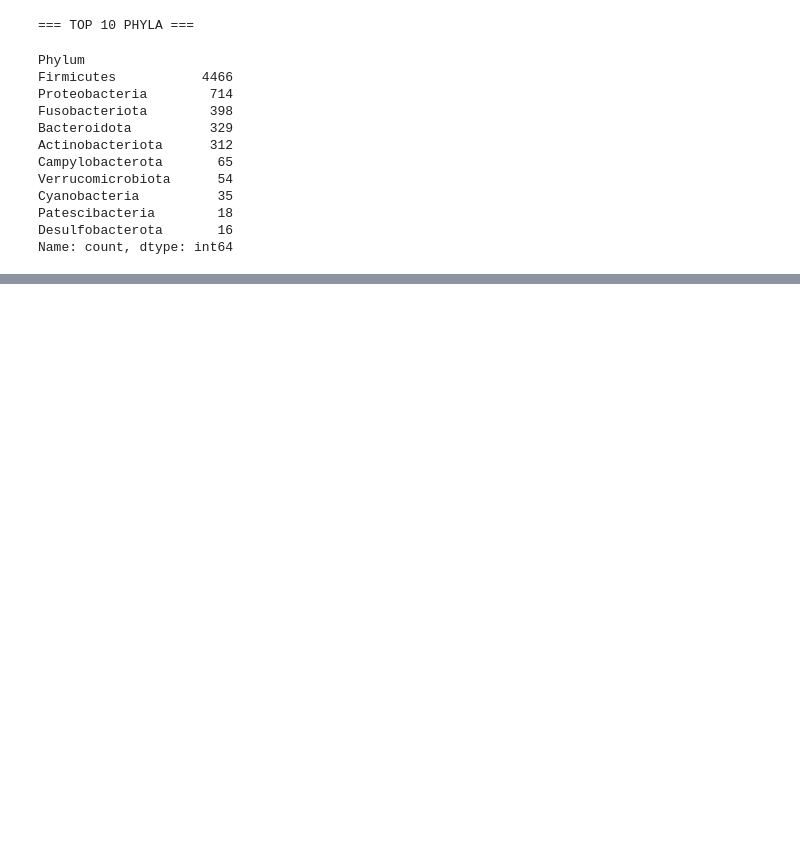
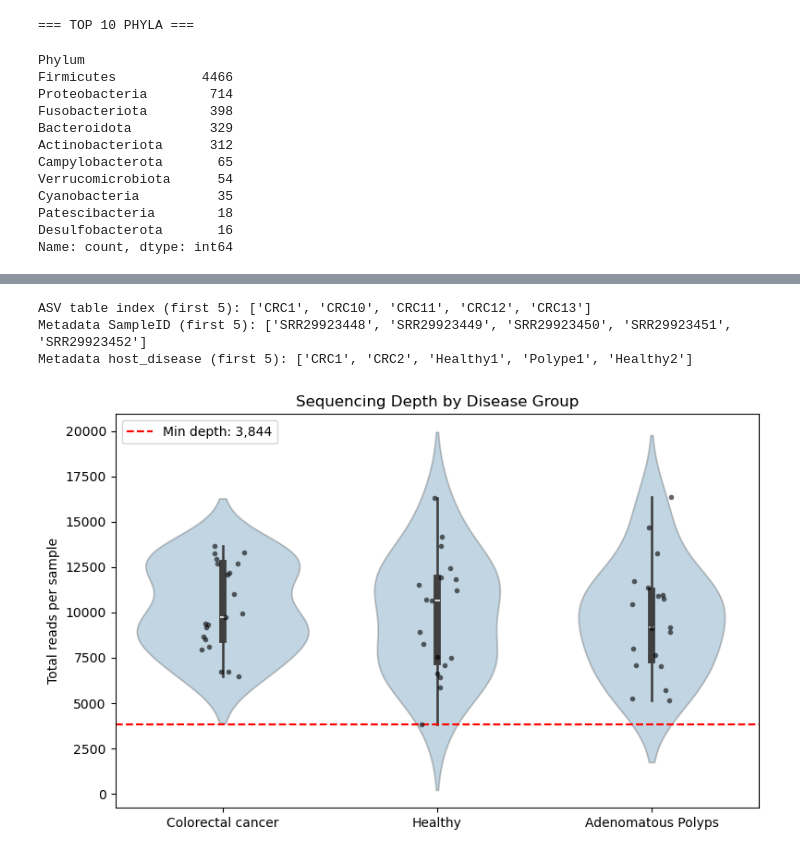
Before and after one commit to Oslis23/metagenomics-eda-pipeline, a Jupyter notebook: notebooks/01_data_loading.ipynb, the cells around one changed output, grey strips where cells are left out. Saved outputs shown, nothing was run; the diff lists cells and outputs as text; code cells hidden in the pictures; blank space fills up the shorter version.

Commit message:
Visualizacion de datos

```diff
--- a/notebooks/01_data_loading.ipynb
+++ b/notebooks/01_data_loading.ipynb
@@ -211,0 +247,60 @@ display(asv_display)
+# %%
+# === Cell 8: Visualize sequencing depth by disease group ===
+# Rationale: If one clinical group has systematically higher/lower sequencing depth,
+# it could bias downstream analyses. We need to check that sequencing depth is
+# roughly similar across groups before comparing their microbiomes.
+# We also add a horizontal line at the minimum depth — that's the level where
+# we'd rarefy (cut) all samples to make them comparable.
+
+import matplotlib.pyplot as plt
+import seaborn as sns
+
+# Merge sequencing depth with metadata to color by disease group
+seq_depth_df = pd.DataFrame({
+    'SampleID': asv_table.index,
+    'SequencingDepth': asv_table.sum(axis=1).values
+})
+seq_depth_df = seq_depth_df.merge(metadata[['SampleID', 'DiseaseStatus']],
+                                   left_on='SampleID',
+                                   right_on='SampleID')
+
+# Note: SampleID in metadata uses 'host_disease' column (CRC1, Healthy1, etc.)
+# Let's check which column matches our ASV table index
+print("ASV table index (first 5):", list(asv_table.index[:5]))
+print("Metadata SampleID (first 5):", list(metadata['SampleID'][:5]))
+print("Metadata host_disease (first 5):", list(metadata['host_disease'][:5]))
+# %% [output]
+ASV table index (first 5): ['CRC1', 'CRC10', 'CRC11', 'CRC12', 'CRC13']
+Metadata SampleID (first 5): ['SRR29923448', 'SRR29923449', 'SRR29923450', 'SRR29923451', 'SRR29923452']
+Metadata host_disease (first 5): ['CRC1', 'CRC2', 'Healthy1', 'Polype1', 'Healthy2']
+# %%
+# === Cell 9: Visualize sequencing depth by disease group (corrected merge) ===
+# Rationale: We identified that ASV table index matches metadata's 'host_disease'
+# column, not 'SampleID'. Now we merge correctly and plot sequencing depth
+# per group to check for technical bias.
+
+seq_depth_df = pd.DataFrame({
+    'host_disease': asv_table.index,
+    'SequencingDepth': asv_table.sum(axis=1).values
+})
+seq_depth_df = seq_depth_df.merge(metadata[['host_disease', 'DiseaseStatus']],
+                                   on='host_disease')
+
+# Violin + strip plot: shows distribution shape AND individual data points
+fig, ax = plt.subplots(figsize=(8, 5))
+sns.violinplot(data=seq_depth_df, x='DiseaseStatus', y='SequencingDepth',
+               alpha=0.3, ax=ax)
+sns.stripplot(data=seq_depth_df, x='DiseaseStatus', y='SequencingDepth',
+              color='black', size=4, alpha=0.6, ax=ax)
+
+# Horizontal line at minimum depth (rarefaction threshold)
+ax.axhline(y=seq_depth_df['SequencingDepth'].min(), color='red',
+           linestyle='--', label=f"Min depth: {seq_depth_df['SequencingDepth'].min():,}")
+ax.legend()
+ax.set_title('Sequencing Depth by Disease Group')
+ax.set_ylabel('Total reads per sample')
+ax.set_xlabel('')
+plt.tight_layout()
+plt.show()
+# %% [output]
+[figure, added]
```
Also changed, not shown: parts of 4 cells of this notebook.
